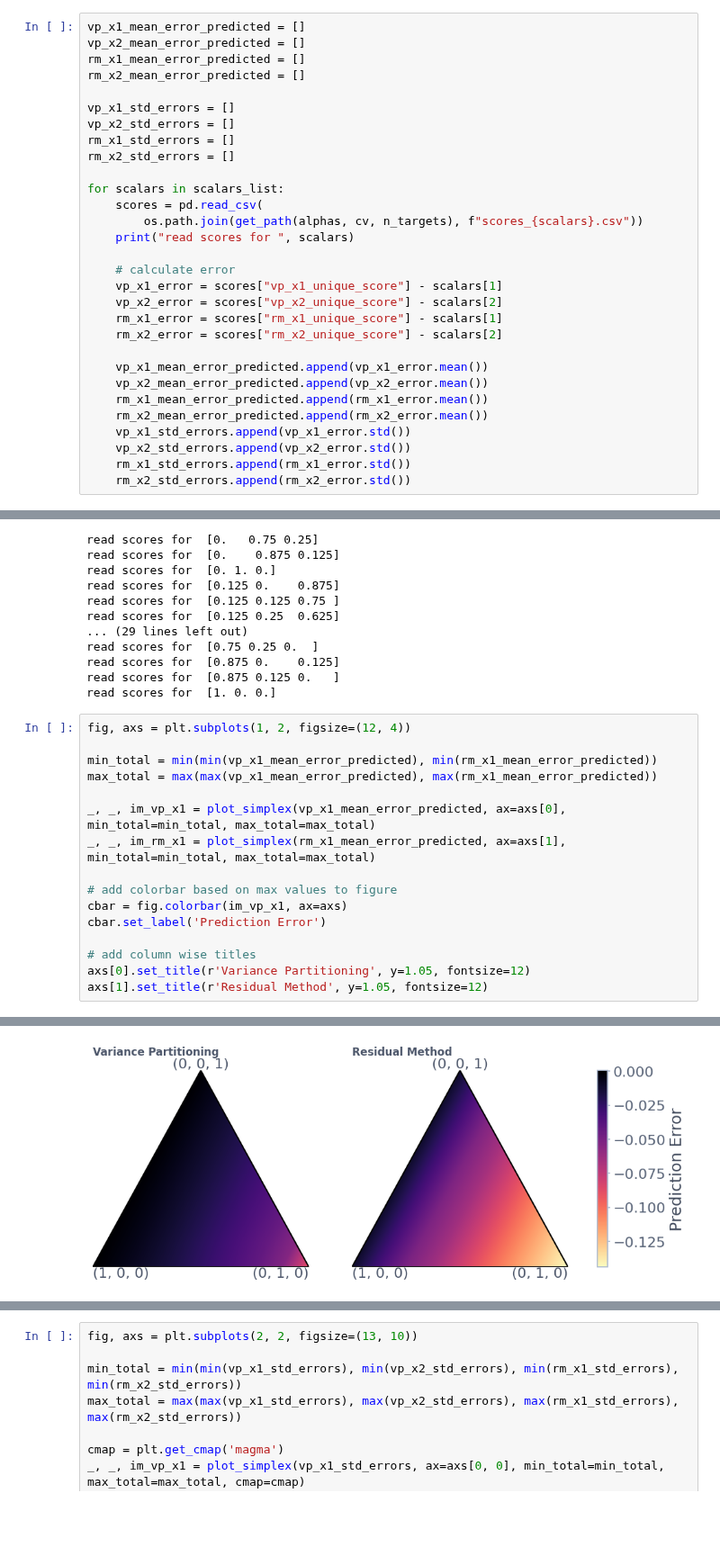
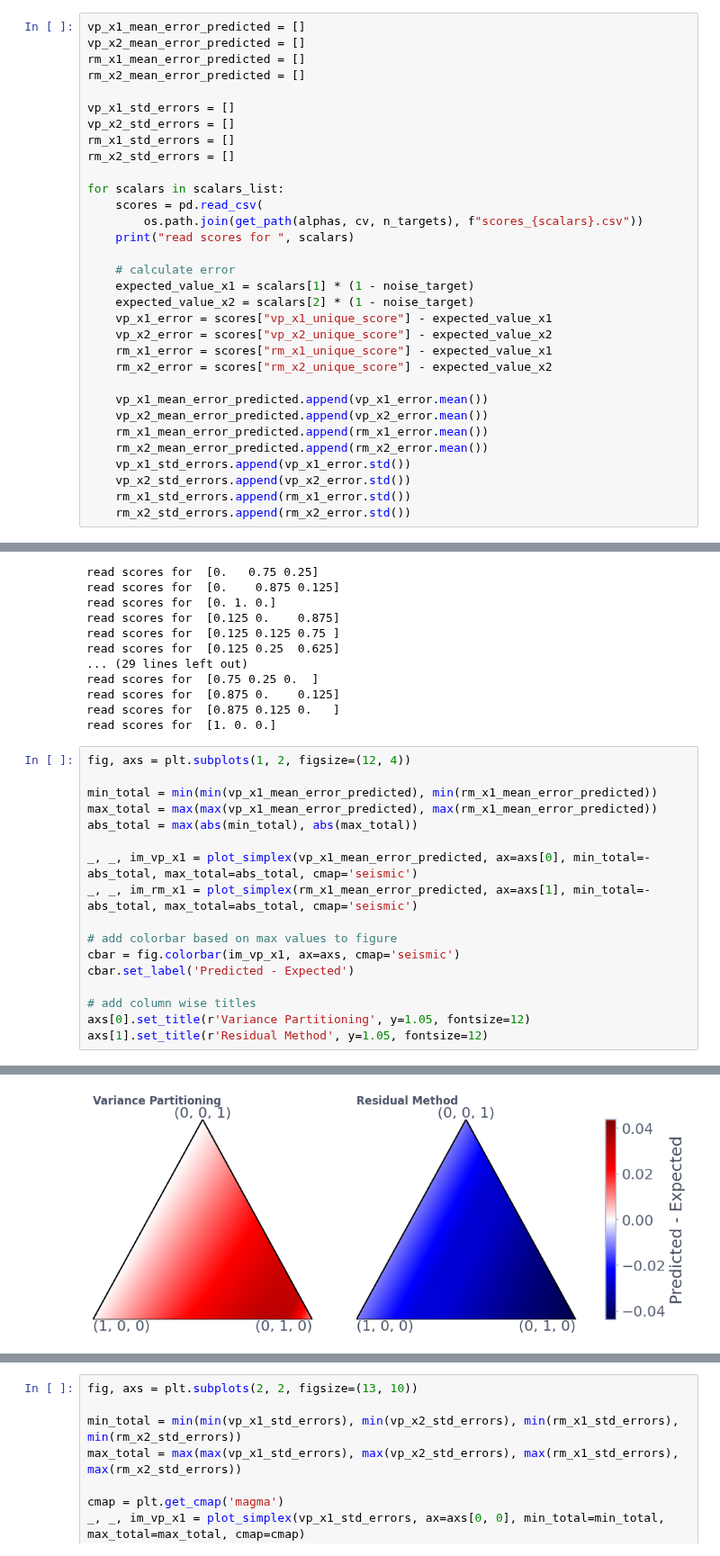
Before and after one commit to leo-schultheiss/compare_variance_residual, a Jupyter notebook: compare_variance_residual/simulation/plot_scalars_simplex.ipynb, the cells around one changed output, grey strips where cells are left out. Shown at 90% size. Drawn from its saved outputs; the diff is of its cells as text; blank space fills up the shorter version.

Commit message:
update simplex error

```diff
--- a/compare_variance_residual/simulation/plot_scalars_simplex.ipynb
+++ b/compare_variance_residual/simulation/plot_scalars_simplex.ipynb
@@ -277,10 +277,12 @@ for scalars in scalars_list:
     print("read scores for ", scalars)
 
     # calculate error
-    vp_x1_error = scores["vp_x1_unique_score"] - scalars[1]
-    vp_x2_error = scores["vp_x2_unique_score"] - scalars[2]
-    rm_x1_error = scores["rm_x1_unique_score"] - scalars[1]
-    rm_x2_error = scores["rm_x2_unique_score"] - scalars[2]
+    expected_value_x1 = scalars[1] * (1 - noise_target)
+    expected_value_x2 = scalars[2] * (1 - noise_target)
+    vp_x1_error = scores["vp_x1_unique_score"] - expected_value_x1
+    vp_x2_error = scores["vp_x2_unique_score"] - expected_value_x2
+    rm_x1_error = scores["rm_x1_unique_score"] - expected_value_x1
+    rm_x2_error = scores["rm_x2_unique_score"] - expected_value_x2
 
     vp_x1_mean_error_predicted.append(vp_x1_error.mean())
     vp_x2_mean_error_predicted.append(vp_x2_error.mean())
@@ -311,22 +313,23 @@ read scores for  [1. 0. 0.]
 # %%
 fig, axs = plt.subplots(1, 2, figsize=(12, 4))
 
 min_total = min(min(vp_x1_mean_error_predicted), min(rm_x1_mean_error_predicted))
 max_total = max(max(vp_x1_mean_error_predicted), max(rm_x1_mean_error_predicted))
+abs_total = max(abs(min_total), abs(max_total))
 
-_, _, im_vp_x1 = plot_simplex(vp_x1_mean_error_predicted, ax=axs[0], min_total=min_total, max_total=max_total)
-_, _, im_rm_x1 = plot_simplex(rm_x1_mean_error_predicted, ax=axs[1], min_total=min_total, max_total=max_total)
+_, _, im_vp_x1 = plot_simplex(vp_x1_mean_error_predicted, ax=axs[0], min_total=-abs_total, max_total=abs_total, cmap='seismic')
+_, _, im_rm_x1 = plot_simplex(rm_x1_mean_error_predicted, ax=axs[1], min_total=-abs_total, max_total=abs_total, cmap='seismic')
 
 # add colorbar based on max values to figure
-cbar = fig.colorbar(im_vp_x1, ax=axs)
-cbar.set_label('Prediction Error')
+cbar = fig.colorbar(im_vp_x1, ax=axs, cmap='seismic')
+cbar.set_label('Predicted - Expected')
 
 # add column wise titles
 axs[0].set_title(r'Variance Partitioning', y=1.05, fontsize=12)
 axs[1].set_title(r'Residual Method', y=1.05, fontsize=12)
 # %% [output]
 Text(0.0, 1.05, 'Residual Method')
-[figure, old version]
+[figure, new version]
 # %%
 fig, axs = plt.subplots(2, 2, figsize=(13, 10))
 
```
Also changed, not shown: parts of 2 cells of this notebook.
